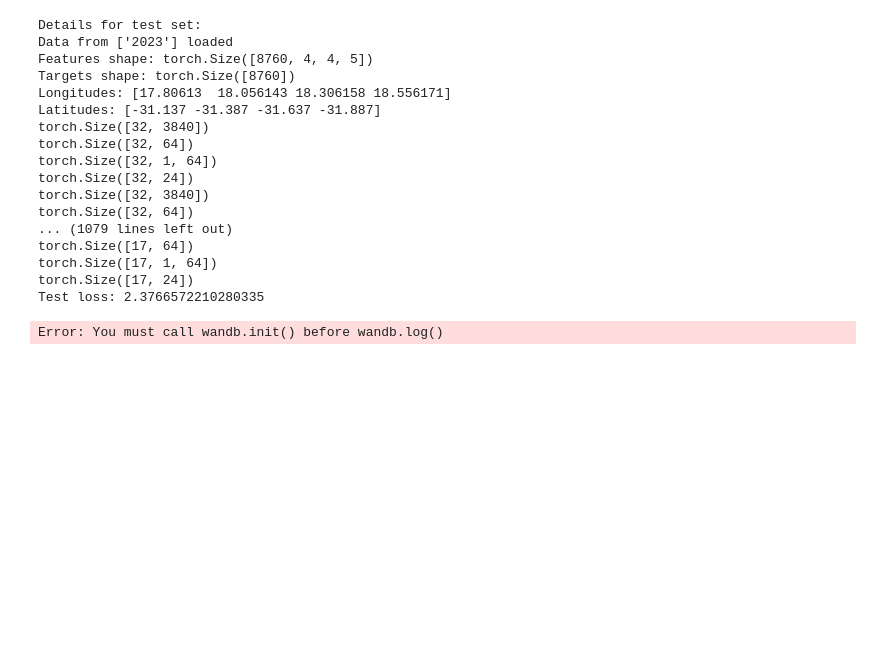
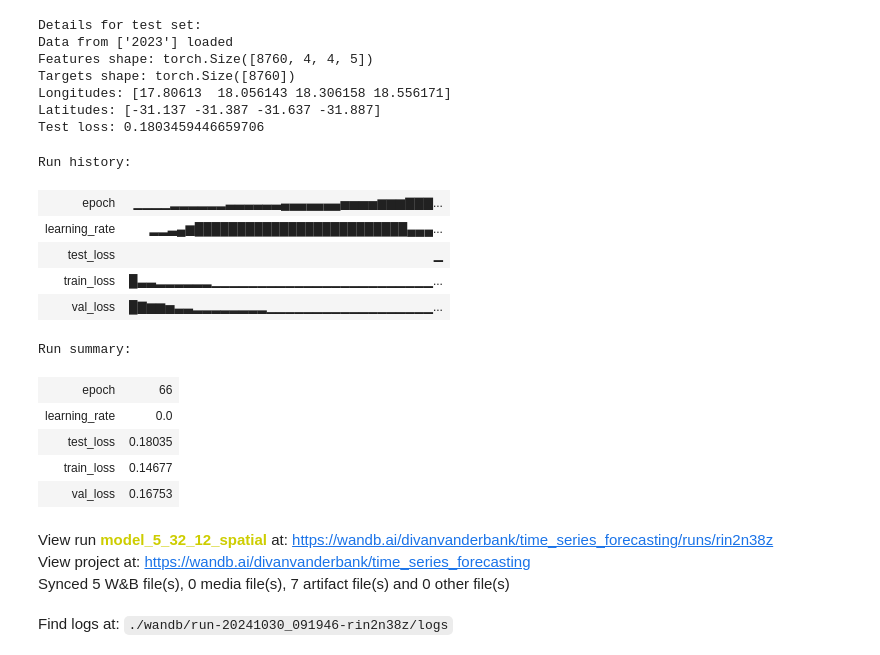
Before and after one commit to Divanvdb/forecasting_experiments, a Jupyter notebook: model-train-spatial.ipynb, the cells around one changed output. Drawn from its saved outputs; the diff is of its cells as text; code cells hidden in the pictures; blank space fills up the shorter version.

```diff
--- a/model-train-spatial.ipynb
+++ b/model-train-spatial.ipynb
@@ -159,37 +155,43 @@ Best model loaded for evaluation or further use.
 # %%
 test_loader = DataLoader(WeatherData(window_size=window_size, step_size=steps, set='test', spaces=spaces, lightning=lightning, series_target=series_target, verbose=verbose),
                             batch_size=batch_size, shuffle=False)
 
-# model.load_state_dict(torch.load(checkpoint_path))
+model.load_state_dict(torch.load(checkpoint_path))
 model.eval()
-device = None
+
+model.to(device)
 
 test_loss = evaluate_model(model, test_loader, device)
 
 print(f"Test loss: {test_loss}")
 
 wandb.log({"test_loss": test_loss})
 
 wandb.finish()
 # %% [output]
 Details for test set:
 Data from ['2023'] loaded
 Features shape: torch.Size([8760, 4, 4, 5])
 Targets shape: torch.Size([8760])
 Longitudes: [17.80613  18.056143 18.306158 18.556171]
 Latitudes: [-31.137 -31.387 -31.637 -31.887]
-torch.Size([32, 3840])
-torch.Size([32, 64])
-torch.Size([32, 1, 64])
-torch.Size([32, 24])
-torch.Size([32, 3840])
-torch.Size([32, 64])
-... (1079 lines left out)
-torch.Size([17, 64])
-torch.Size([17, 1, 64])
-torch.Size([17, 24])
-Test loss: 2.3766572210280335
+Test loss: 0.1803459446659706
-Error: You must call wandb.init() before wandb.log()
+Run history:
+| epoch | ▁▁▁▁▂▂▂▂▂▂▃▃▃▃▃▃▄▄▄▄▄▄▄▅▅▅▅▆▆▆▇▇▇... |
+| learning_rate | ▂▂▃▄▆█████████████████████████▄▄▄... |
+| test_loss | ▁ |
+| train_loss | █▃▃▂▂▂▂▂▂▁▁▁▁▁▁▁▁▁▁▁▁▁▁▁▁▁▁▁▁▁▁▁▁... |
+| val_loss | █▇▆▆▅▃▃▂▂▂▂▂▂▂▂▁▁▁▁▁▁▁▁▁▁▁▁▁▁▁▁▁▁... |
+Run summary:
+| epoch | 66 |
+| learning_rate | 0.0 |
+| test_loss | 0.18035 |
+| train_loss | 0.14677 |
+| val_loss | 0.16753 |
+View run model_5_32_12_spatial at: https://wandb.ai/divanvanderbank/time_series_forecasting/runs/rin2n38z
+View project at: https://wandb.ai/divanvanderbank/time_series_forecasting
+Synced 5 W&B file(s), 0 media file(s), 7 artifact file(s) and 0 other file(s)
+Find logs at: ./wandb/run-20241030_091946-rin2n38z/logs
 # %%
 for batch in train_loader:
     x,b, y = batch
```
Also changed, not shown: parts of 6 cells of this notebook, 2 other files.
